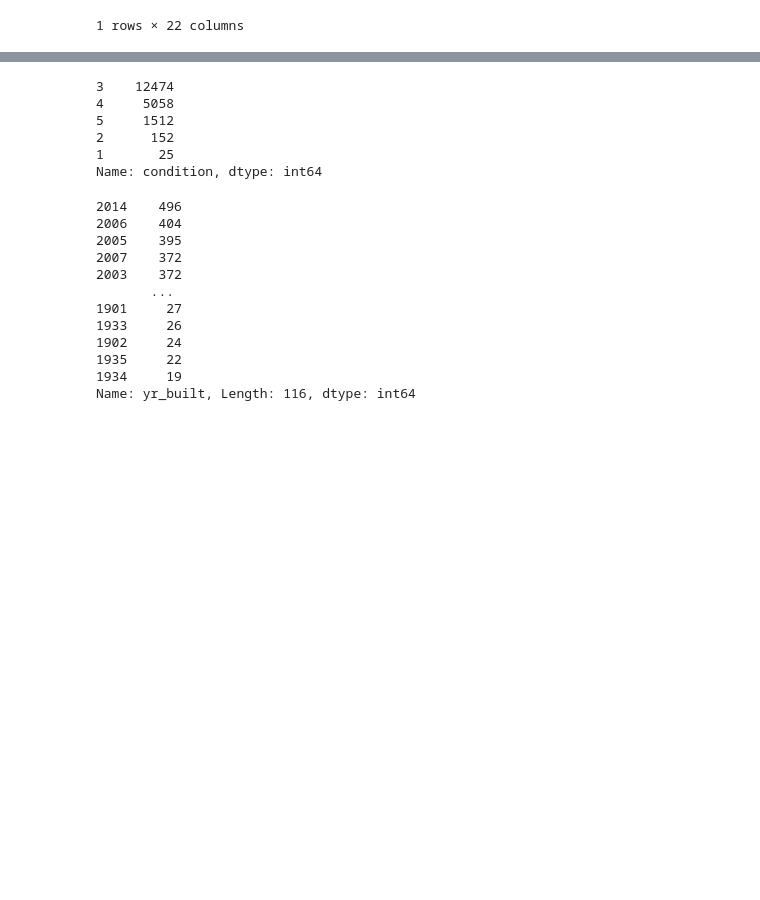
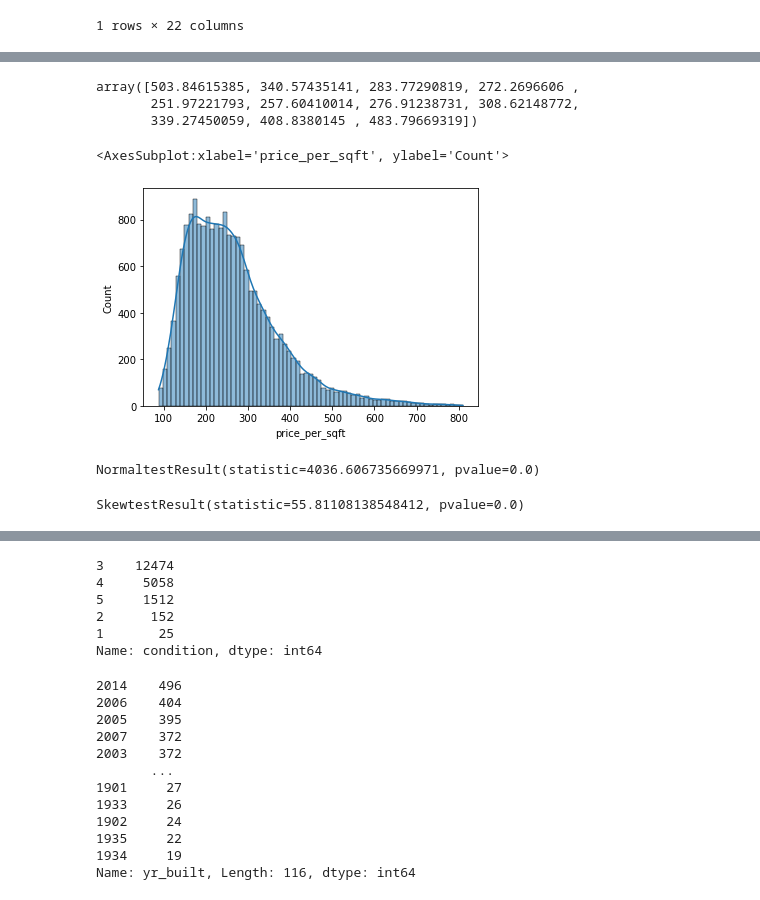
Before and after one commit to Luv2bnanook44/phase_2_project_quanggang, a Jupyter notebook: notebooks/jamie_notebook.ipynb, the cells around one changed output, grey strips where cells are left out. Drawn from its saved outputs; the diff is of its cells as text; code cells hidden in the pictures; blank space fills up the shorter version.

```diff
--- a/notebooks/jamie_notebook.ipynb
+++ b/notebooks/jamie_notebook.ipynb
@@ -94,0 +144,20 @@ max(years)
+# %%
+df.groupby('grade')['price_per_sqft'].mean().values
+# %% [output]
+array([503.84615385, 340.57435141, 283.77290819, 272.2696606 ,
+       251.97221793, 257.60410014, 276.91238731, 308.62148772,
+       339.27450059, 408.8380145 , 483.79669319])
+# %%
+# Distribution of price per square foot
+sns.histplot(df['price_per_sqft'], kde=True)
+# %% [output]
+<AxesSubplot:xlabel='price_per_sqft', ylabel='Count'>
+[figure, added]
+# %%
+stats.normaltest(df['price_per_sqft'])
+# %% [output]
+NormaltestResult(statistic=4036.606735669971, pvalue=0.0)
+# %%
+stats.skewtest(df['price_per_sqft'])
+# %% [output]
+SkewtestResult(statistic=55.81108138548412, pvalue=0.0)
```
Also changed, not shown: parts of 26 cells of this notebook.
